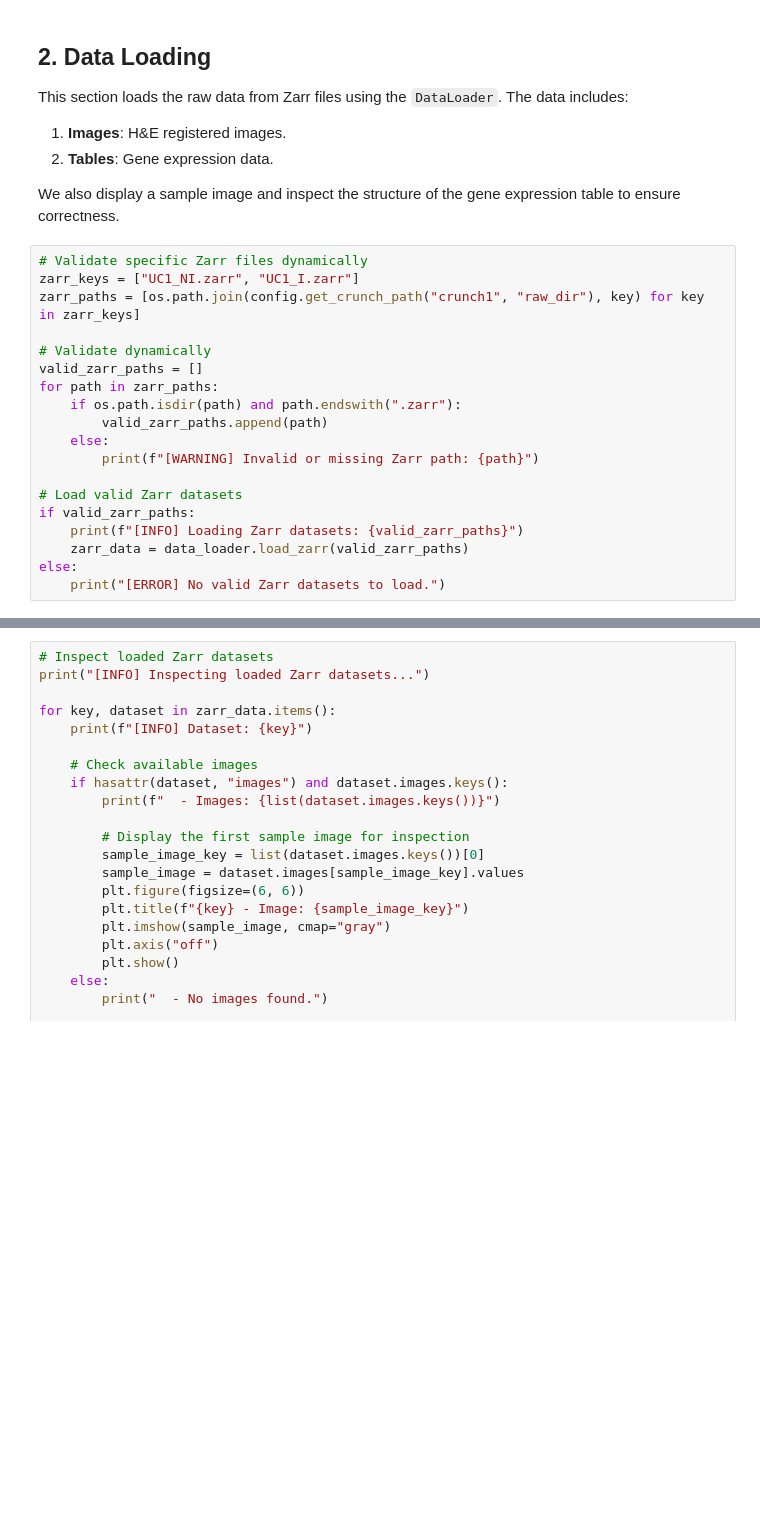
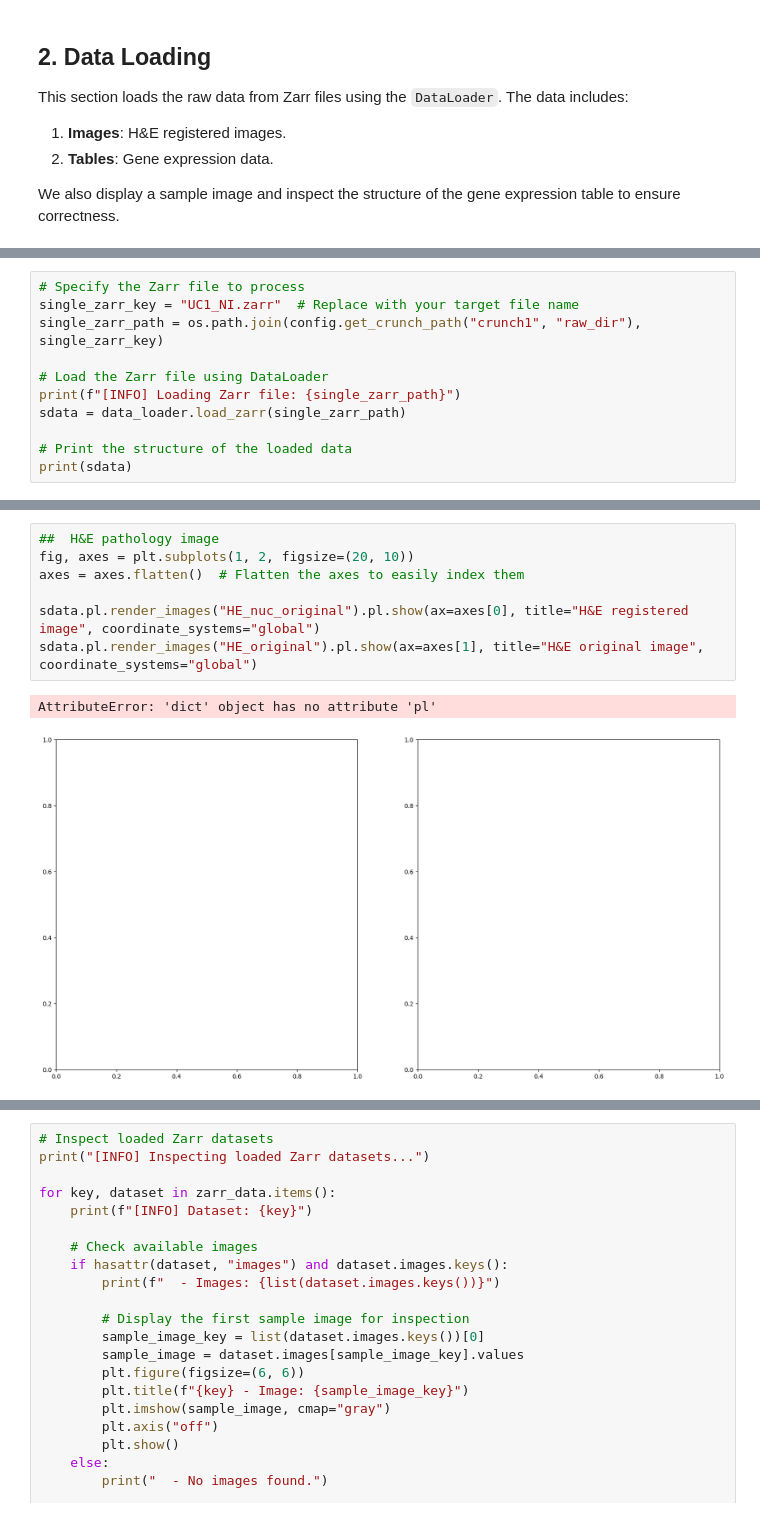
Before and after one commit to SecondBook5/AutoImmuneML, a Jupyter notebook: crunch1_project/notebooks/01_preprocessing.ipynb, the cells around one changed output, grey strips where cells are left out. Drawn from its saved outputs; the diff is of its cells as text; blank space fills up the shorter version.

```diff
--- a/crunch1_project/notebooks/01_preprocessing.ipynb
+++ b/crunch1_project/notebooks/01_preprocessing.ipynb
@@ -92,22 +88,3 @@ This section loads the raw data from Zarr files using the `DataLoader`. The data
 2. **Tables**: Gene expression data.
 
 We also display a sample image and inspect the structure of the gene expression table to ensure correctness.
-# %%
-# Validate specific Zarr files dynamically
-zarr_keys = ["UC1_NI.zarr", "UC1_I.zarr"]
-zarr_paths = [os.path.join(config.get_crunch_path("crunch1", "raw_dir"), key) for key in zarr_keys]
-
-# Validate dynamically
-valid_zarr_paths = []
-for path in zarr_paths:
-    if os.path.isdir(path) and path.endswith(".zarr"):
-        valid_zarr_paths.append(path)
-    else:
-        print(f"[WARNING] Invalid or missing Zarr path: {path}")
-
-# Load valid Zarr datasets
-if valid_zarr_paths:
-    print(f"[INFO] Loading Zarr datasets: {valid_zarr_paths}")
-    zarr_data = data_loader.load_zarr(valid_zarr_paths)
-else:
-    print("[ERROR] No valid Zarr datasets to load.")
@@ -125,0 +101,11 @@ print(f"[INFO] All loaded datasets: {list(all_zarr_data.keys())}")
+# %%
+# Specify the Zarr file to process
+single_zarr_key = "UC1_NI.zarr"  # Replace with your target file name
+single_zarr_path = os.path.join(config.get_crunch_path("crunch1", "raw_dir"), single_zarr_key)
+
+# Load the Zarr file using DataLoader
+print(f"[INFO] Loading Zarr file: {single_zarr_path}")
+sdata = data_loader.load_zarr(single_zarr_path)
+
+# Print the structure of the loaded data
+print(sdata)
@@ -125,0 +134,10 @@ print(f"[INFO] All loaded datasets: {list(all_zarr_data.keys())}")
+# %%
+##  H&E pathology image
+fig, axes = plt.subplots(1, 2, figsize=(20, 10))
+axes = axes.flatten()  # Flatten the axes to easily index them
+
+sdata.pl.render_images("HE_nuc_original").pl.show(ax=axes[0], title="H&E registered image", coordinate_systems="global")
+sdata.pl.render_images("HE_original").pl.show(ax=axes[1], title="H&E original image", coordinate_systems="global")
+# %% [output]
+AttributeError: 'dict' object has no attribute 'pl'
+[figure, added]
```
Also changed, not shown: parts of 6 cells of this notebook, 4 other files.
